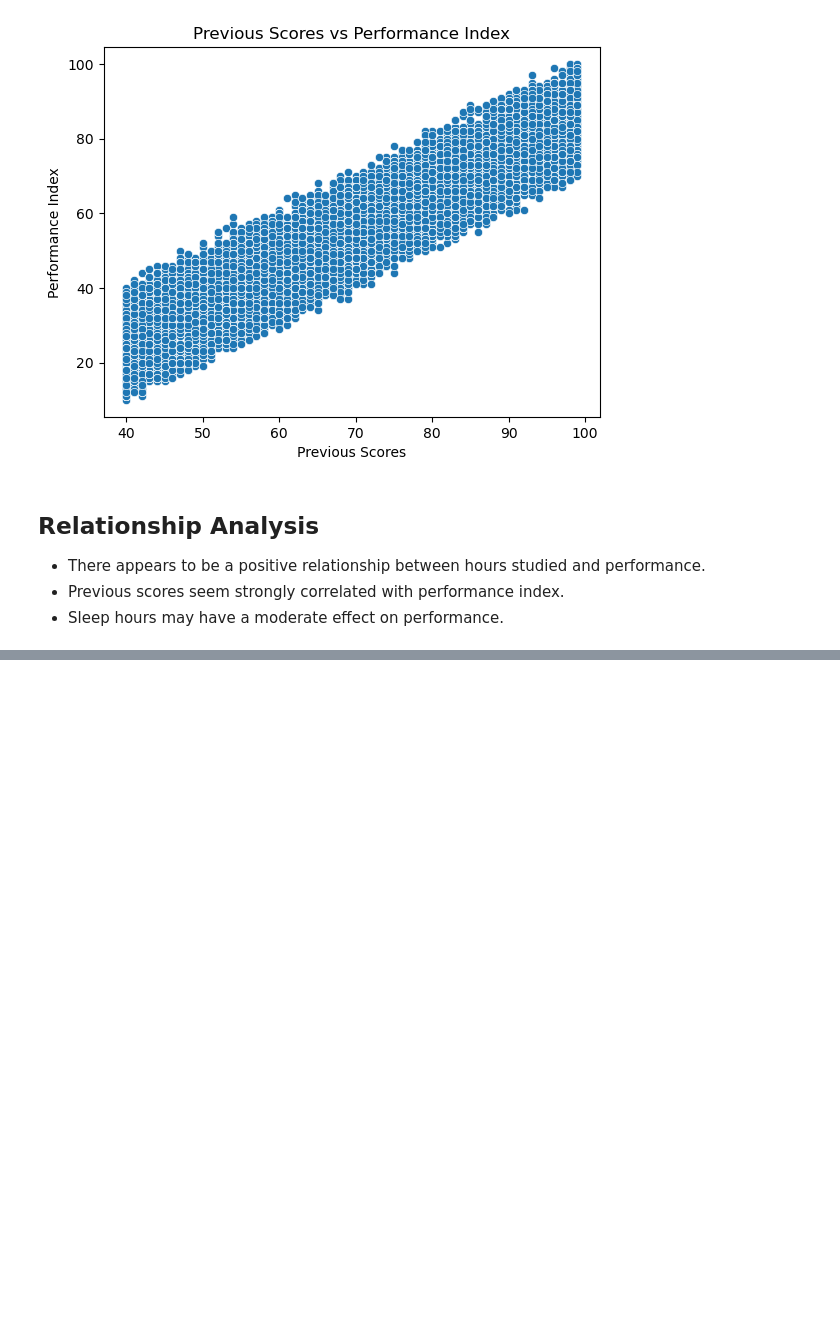
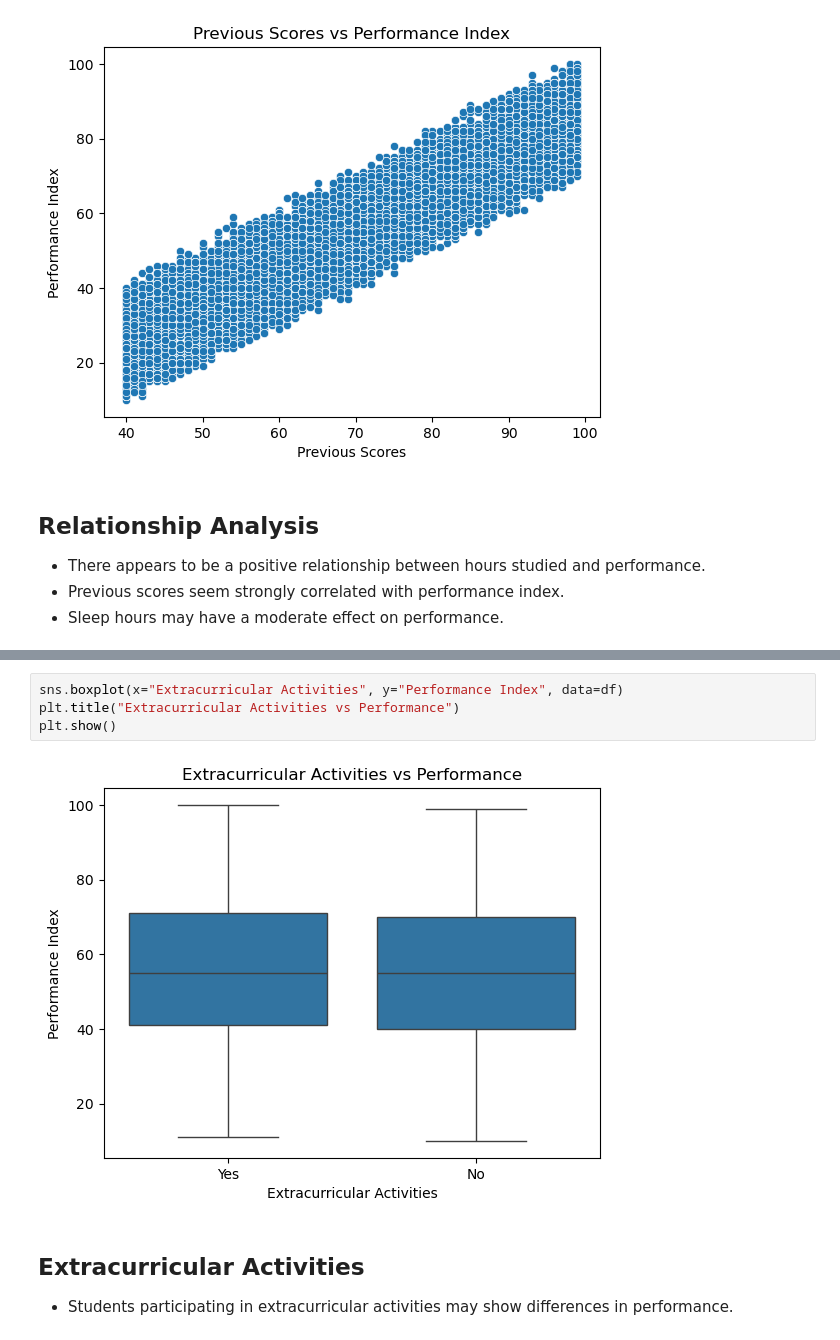
Before and after one commit to humaisik-star/DSA_210-PROJECT, a Jupyter notebook: notebooks/01_data_overview.ipynb, the cells around one changed output, grey strips where cells are left out. Drawn from its saved outputs; the diff is of its cells as text; blank space fills up the shorter version.

```diff
--- a/notebooks/01_data_overview.ipynb
+++ b/notebooks/01_data_overview.ipynb
@@ -138,0 +143,10 @@ ValueError: could not convert string to float: 'Yes'
+# %%
+sns.boxplot(x="Extracurricular Activities", y="Performance Index", data=df)
+plt.title("Extracurricular Activities vs Performance")
+plt.show()
+# %% [output]
+[figure, added]
+# %% [markdown]
+## Extracurricular Activities
+
+- Students participating in extracurricular activities may show differences in performance.
```
Also changed, not shown: parts of 2 cells of this notebook.
